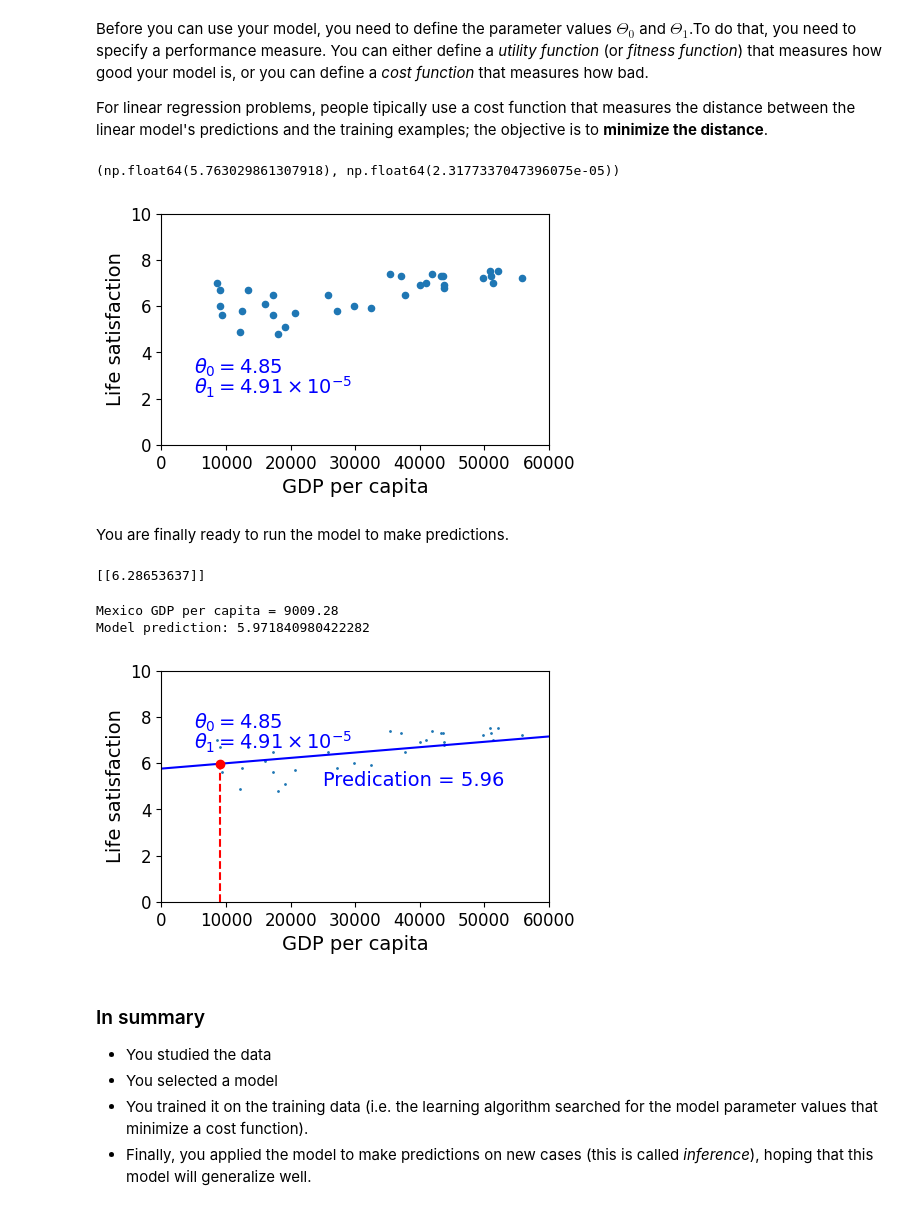
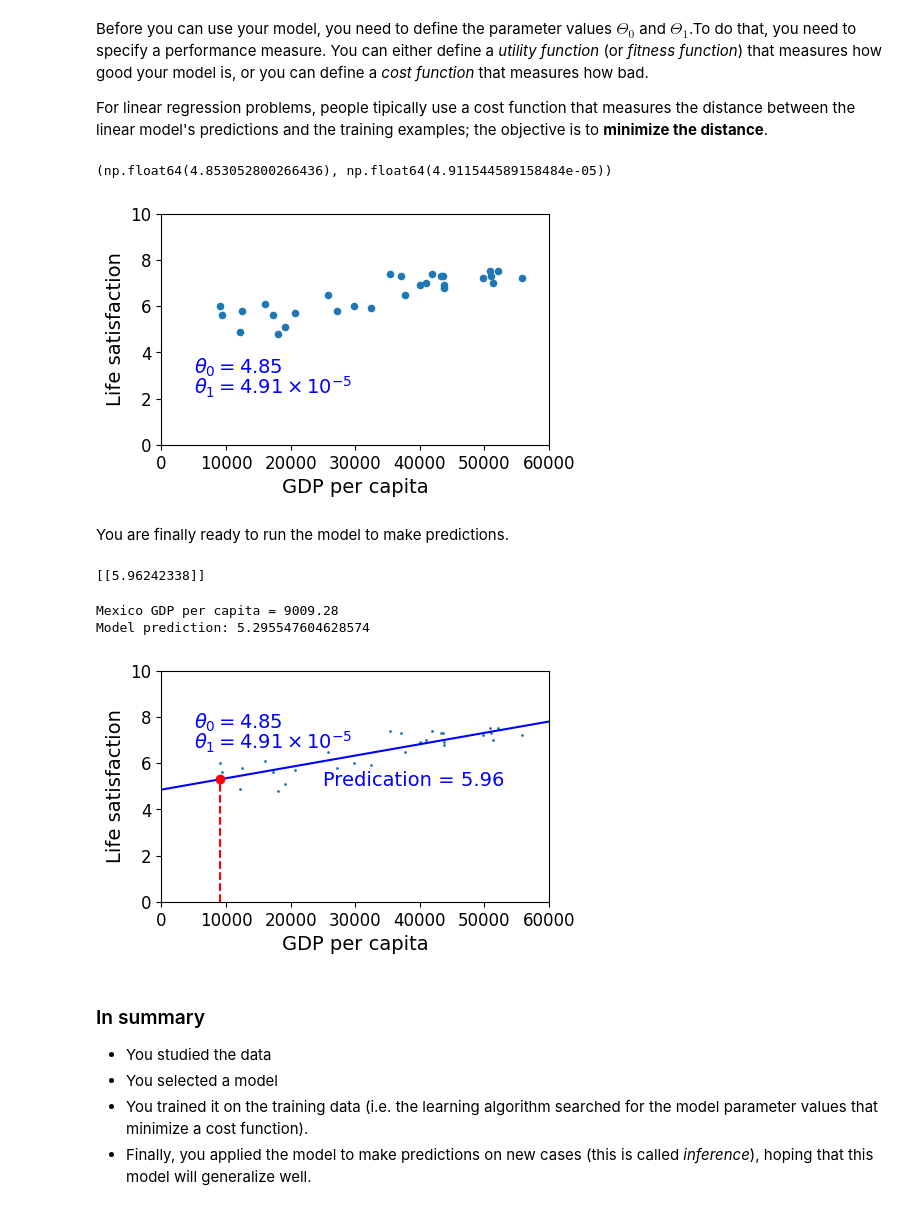
Before and after one commit to Ingridh29/SistemasInt, a Jupyter notebook: Syllabus-DataMining/Unidad_1/S1_Introduction/tema_1.ipynb, the cells around one changed output. Saved outputs shown, nothing was run; the diff lists cells and outputs as text; code cells hidden in the pictures.

```diff
--- a/Syllabus-DataMining/Unidad_1/S1_Introduction/tema_1.ipynb
+++ b/Syllabus-DataMining/Unidad_1/S1_Introduction/tema_1.ipynb
@@ -206,31 +201,18 @@ warnings.filterwarnings(action="ignore", module="scipy", message="^internal gels
 def prepare_country_stats(oecd_bli, gdp_per_capita):
     # Filter for total inequality
     oecd_bli = oecd_bli[oecd_bli["INEQUALITY"] == "TOT"]
-
-    # Pivot life satisfaction data
-    oecd_bli = oecd_bli.pivot(
-        index="Country",
-        columns="Indicator",
-        values="Value"
-    )
-
+    oecd_bli = oecd_bli.pivot(index="Country", columns="Indicator", values="Value")
     # Rename GDP column and set country as index
     gdp_per_capita.rename(columns={"2015": "GDP per capita"}, inplace=True)
     gdp_per_capita.set_index("Country", inplace=True)
-
     # Merge datasets
-    full_country_stats = pd.merge(
-        left=oecd_bli,
-        right=gdp_per_capita,
-        left_index=True,
-        right_index=True
-    )
-
+    full_country_stats = pd.merge(left=oecd_bli, right=gdp_per_capita, left_index=True,right_index=True)
     # Sort by GDP
     full_country_stats.sort_values(by="GDP per capita", inplace=True)
-
+    remove_indices = [0, 1, 6, 8, 33, 34, 35]
+    keep_indices = list(set(range(36)) - set(remove_indices))
     # Return only needed columns
-    return full_country_stats[["GDP per capita", "Life satisfaction"]]
+    return full_country_stats[["GDP per capita", 'Life satisfaction']].iloc[keep_indices]
 # %%
 import os
 datapath = os.path.join("datasets", "lifesat", "")
@@ -359,7 +341,7 @@ model.fit(X, y)
 t0, t1 = model.intercept_[0], model.coef_[0] [0]
 t0, t1
 # %% [output]
-(np.float64(5.763029861307918), np.float64(2.3177337047396075e-05))
+(np.float64(4.853052800266436), np.float64(4.911544589158484e-05))
 # %%
 # grafica la recta obtenida de los coeficientes anteriores.
 country_stats.plot(kind='scatter', x="GDP per capita", y='Life satisfaction', figsize=(5,3))
@@ -369,54 +351,46 @@ plt.text(5000, 3.1, r"$\theta_0 = 4.85$", fontsize=14, color="b")
 plt.text(5000, 2.2, r"$\theta_1 = 4.91 \times 10^{-5}$", fontsize=14, color="b")
 plt.show()
 # %% [output]
-[figure, old version]
+[figure, new version]
 # %% [markdown]
 You are finally ready to run the model to make predictions.
 # %%
 # Realiza una predicción para "Cyprus"
 # Make a prediction for Cyprus
-import numpy as np
 
-# Make a prediction for Cyprus
-X_new = np.array([[22587]])  # GDP per capita de Cyprus
-prediction = model.predict(X_new)
-
-print(prediction)
+X_new = [[22587]]  # GDP per capita de Cyprus
+print(model.predict(X_new))
 # %% [output]
-[[6.28653637]]
+[[5.96242338]]
 # %%
 # realiza una predicción para "México". ¿Es correcta la estimación de la "felicidad"?
-mexico_gdp_per_capita = gdp_per_capita.loc["Mexico"]["GDP per capita"]
-print("Mexico GDP per capita = {}".format(mexico_gdp_per_capita))
-
-mexico_predicted_life_satisfaction = model.predict(
-    np.array([[mexico_gdp_per_capita]])
-)[0, 0]
-
-print("Model prediction: {}".format(mexico_predicted_life_satisfaction))
+cyprus_gdp_per_capita = gdp_per_capita.loc["Mexico"]["GDP per capita"]
+print("Mexico GDP per capita = {}".format(cyprus_gdp_per_capita))
+cyprus_predicted_life_satisfaction = model.predict([[cyprus_gdp_per_capita]])[0, 0]
+print("Model prediction: {}".format(cyprus_predicted_life_satisfaction))
 # %% [output]
 Mexico GDP per capita = 9009.28
-Model prediction: 5.971840980422282
+Model prediction: 5.295547604628574
 # %%
 # muestra con una gráfica, la predicción en la recta.
 country_stats.plot(kind='scatter', x="GDP per capita", y='Life satisfaction', figsize=(5,3), s=1)
 X=np.linspace (0, 60000, 1000)
 plt.plot(X, t0 + t1*X, "b")
 plt.axis([0, 60000, 0, 10])
 plt.text(5000, 7.5, r"$\theta_0 = 4.85$", fontsize=14, color="b")
 plt.text(5000, 6.6, r"$\theta_1 = 4.91 \times 10^{-5}$", fontsize=14, color="b")
 plt.plot(
-    [mexico_gdp_per_capita, mexico_gdp_per_capita],
-    [0, mexico_predicted_life_satisfaction],
+    [cyprus_gdp_per_capita, cyprus_gdp_per_capita],
+    [0, cyprus_predicted_life_satisfaction],
     "r--")
 plt.text(25000, 5.0, r"Predication = 5.96", fontsize=14, color="b")
 plt.plot(
-    mexico_gdp_per_capita,
-    mexico_predicted_life_satisfaction,
+    cyprus_gdp_per_capita,
+    cyprus_predicted_life_satisfaction,
     "ro")
 plt.show()
 # %% [output]
-[figure, old version]
+[figure, new version]
 # %% [markdown]
 ### In summary
  * You studied the data
```
Also changed, not shown: parts of 6 cells of this notebook, 1 other file.
